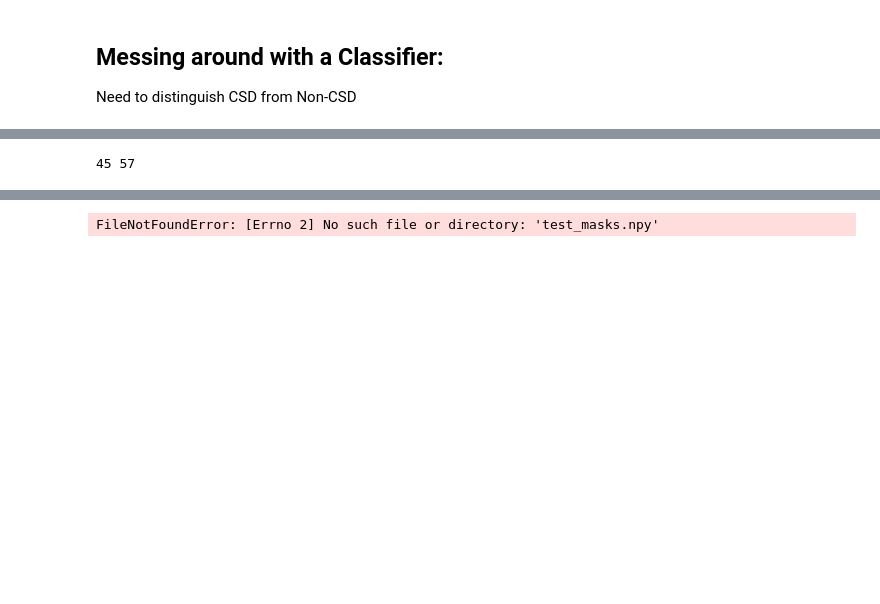
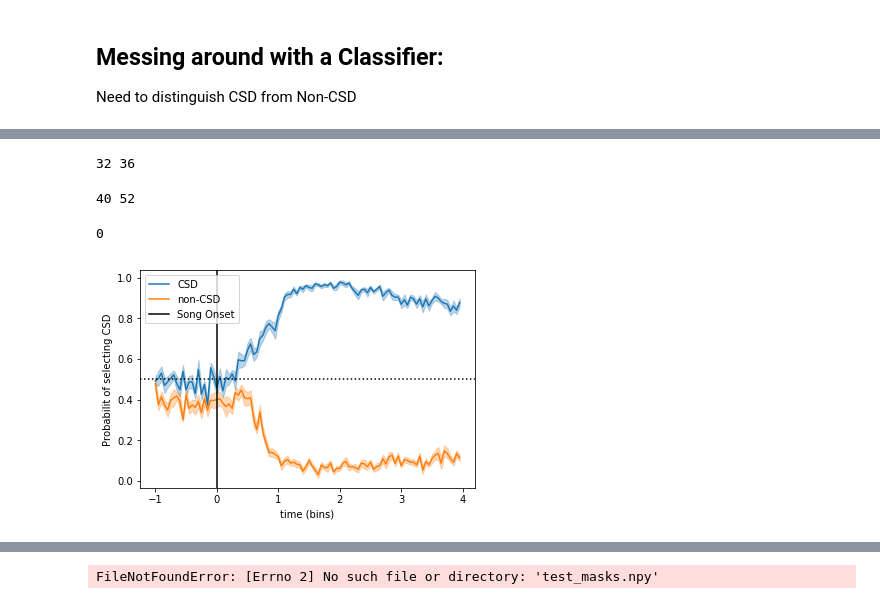
Before and after one commit to aperkes/PostureAnalysis, a Jupyter notebook: cloud_sandbox.ipynb, the cells around one changed output, grey strips where cells are left out. Saved outputs shown, nothing was run; the diff lists cells and outputs as text; code cells hidden in the pictures; blank space fills up the shorter version.

```diff
--- a/cloud_sandbox.ipynb
+++ b/cloud_sandbox.ipynb
@@ -161,9 +208,12 @@ Px_test = X_part[1::2]
 Py_test = y_part[1::2]
 # %%
 ## Prep song arrays
-len(potent_list),len(weak_list)
+print(len(potent_list),len(weak_list))
 potent_array = np.array(potent_list)
 weak_array = np.array(weak_list)
+potent_array_dist = np.array(potent_dist)
+weak_array_dist = np.array(weak_dist)
+
 max_balance = min(len(potent_array),len(weak_array))
 
 potent_array = potent_array[:max_balance]
@@ -178,11 +228,16 @@ Sx_test = Sx[1::2]
 
 Sy_train = Sy[0::2]
 Sy_test = Sy[1::2]
+# %% [output]
+32 36
 # %%
 ## Prep high/low arrays
 print(len(high_list),len(low_list))
 low_array = np.array(low_list)
 high_array = np.array(high_list)
+low_array_dist = np.array(low_dist)
+high_array_dist = np.array(high_dist)
+
 max_balance = min(len(high_array),len(low_array))
 
 high_array = high_array[:max_balance]
@@ -198,4 +253,8 @@ Rx_test = Rx[1::2]
 Ry_train = Ry[0::2]
 Ry_test = Ry[1::2]
 # %% [output]
-45 57
+40 52
+# %%
+len([])
+# %% [output]
+0
@@ -201,0 +331,31 @@ Ry_test = Ry[1::2]
+# %%
+## Plot the two curves:
+
+def plot_rf(target_array,background_array,classes=['CSD','non-CSD']):
+    fig,ax = plt.subplots()
+    iterations = target_array.shape[1]
+    t_mean = np.mean(target_array,axis=1)
+    t_sem = np.std(target_array,axis=1) / np.sqrt(iterations)
+
+    br_mean = np.mean(background_array,axis=1)
+    br_sem = np.std(background_array,axis=1) / np.sqrt(iterations)
+
+    ts = np.arange(-1,4.00,5/100)
+    ax.plot(ts,np.mean(target_array,axis=1),label=classes[0])
+    ax.fill_between(ts,t_mean + t_sem,t_mean - t_sem,color='tab:blue',alpha=.3)
+
+    ax.plot(ts,1 - np.mean(background_array,axis=1),label=classes[1])
+    ax.fill_between(ts,1 - br_mean + br_sem,1 - br_mean - br_sem,color='tab:orange',alpha=.3)
+
+    ax.axvline(0,color='black',label='Song Onset')
+    ax.axhline(.50,color='black',linestyle=':')
+    ax.set_xlabel('time (bins)')
+    ax.set_ylabel('Probabilit of selecting CSD')
+
+    ax.legend()
+    fig.show()
+    return fig,ax
+
+_ = plot_rf(target_array2,background_array2)
+# %% [output]
+[figure, added]
```
Also changed, not shown: parts of 33 cells of this notebook, 2 other files.
